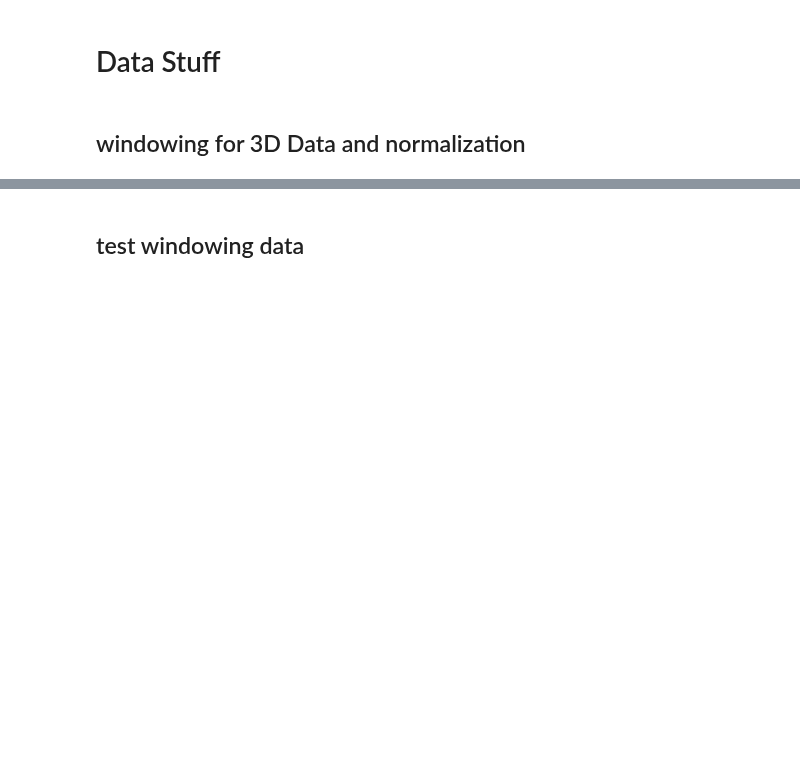
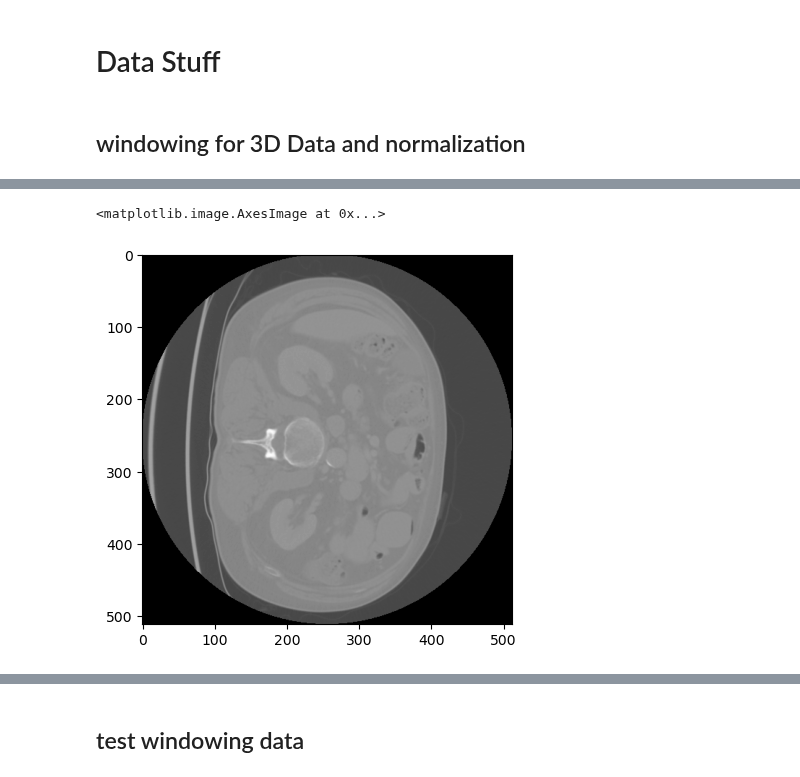
Before and after one commit to BaconDavid/CRLM_Internship_Project, a Jupyter notebook: Jupyter_Test/Data_stuff.ipynb, the cells around one changed output, grey strips where cells are left out. Cells and saved outputs as stored; diff of their text form; code cells hidden in the pictures; blank space fills up the shorter version.

```diff
--- a/Jupyter_Test/Data_stuff.ipynb
+++ b/Jupyter_Test/Data_stuff.ipynb
@@ -32,0 +43,5 @@ normalize_window_image = trans(windowed_image)
+# %%
+plt.imshow(data[:,:,40], cmap='gray')
+# %% [output]
+<matplotlib.image.AxesImage at 0x...>
+[figure, added]
```
Also changed, not shown: parts of 7 cells of this notebook, 2 other files.
